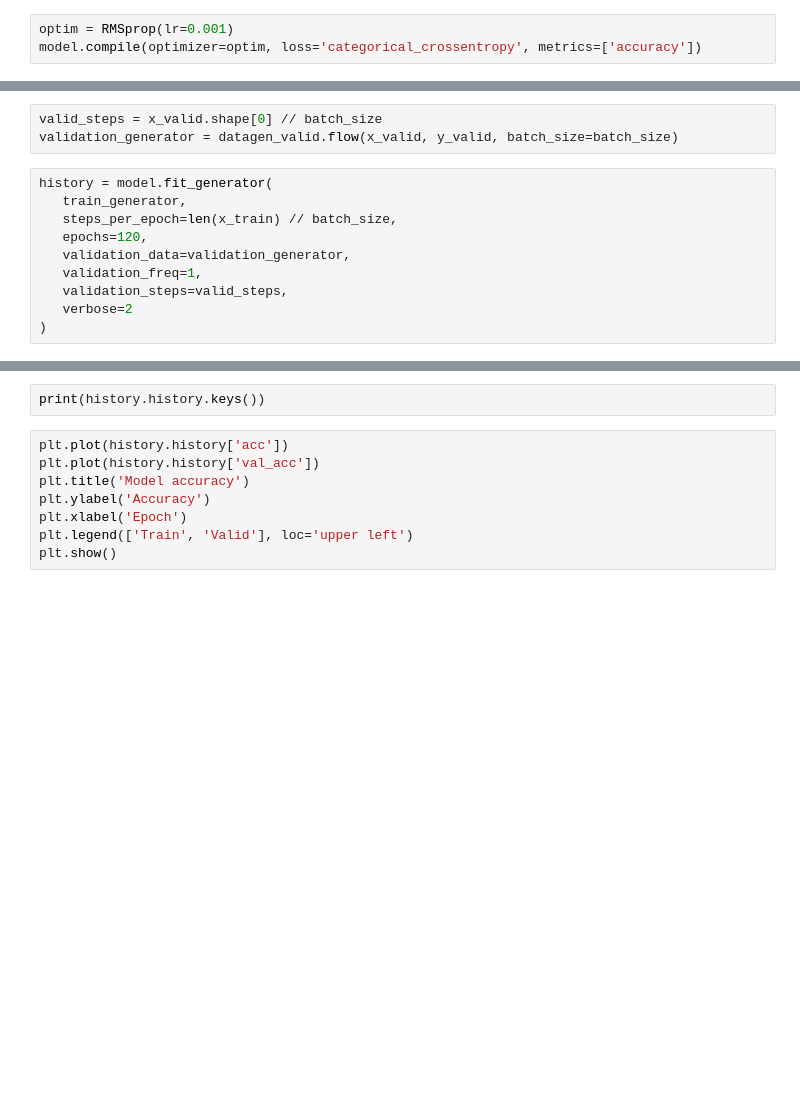
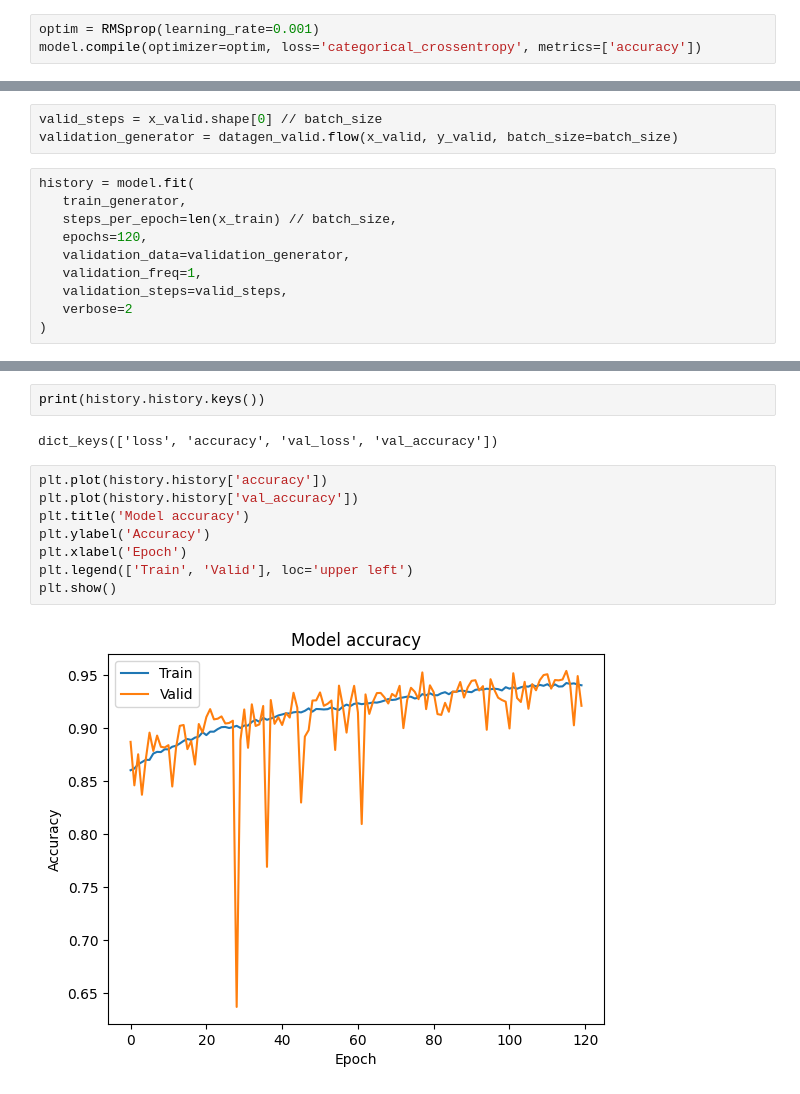
Before and after one commit to adalbertii/Modele---klasyfikacyjne, a Jupyter notebook: cifar10_CNN.ipynb, the cells around one changed output, grey strips where cells are left out. Saved outputs shown, nothing was run; the diff lists cells and outputs as text; blank space fills up the shorter version.

```diff
--- a/cifar10_CNN.ipynb
+++ b/cifar10_CNN.ipynb
@@ -230,5 +266,5 @@ model.summary()
 # %%
-optim = RMSprop(lr=0.001)
+optim = RMSprop(learning_rate=0.001)
 model.compile(optimizer=optim, loss='categorical_crossentropy', metrics=['accuracy'])
 # %%
 from tensorflow.keras.preprocessing.image import ImageDataGenerator
@@ -262,7 +300,7 @@ x_valid.shape[0]
 valid_steps = x_valid.shape[0] // batch_size
 validation_generator = datagen_valid.flow(x_valid, y_valid, batch_size=batch_size)
 # %%
-history = model.fit_generator(
+history = model.fit(
    train_generator,
    steps_per_epoch=len(x_train) // batch_size,
    epochs=120,
@@ -274,13 +330,17 @@ history = model.fit_generator(
 # %%
 print(history.history.keys())
+# %% [output]
+dict_keys(['loss', 'accuracy', 'val_loss', 'val_accuracy'])
 # %%
-plt.plot(history.history['acc'])
-plt.plot(history.history['val_acc'])
+plt.plot(history.history['accuracy'])
+plt.plot(history.history['val_accuracy'])
 plt.title('Model accuracy')
 plt.ylabel('Accuracy')
 plt.xlabel('Epoch')
 plt.legend(['Train', 'Valid'], loc='upper left')
 plt.show()
+# %% [output]
+[figure, added]
 # %%
 x_final_test = x_test / 255.0
 eval = model.evaluate(x_final_test, y_test)
```
Also changed, not shown: parts of 10 cells of this notebook.
